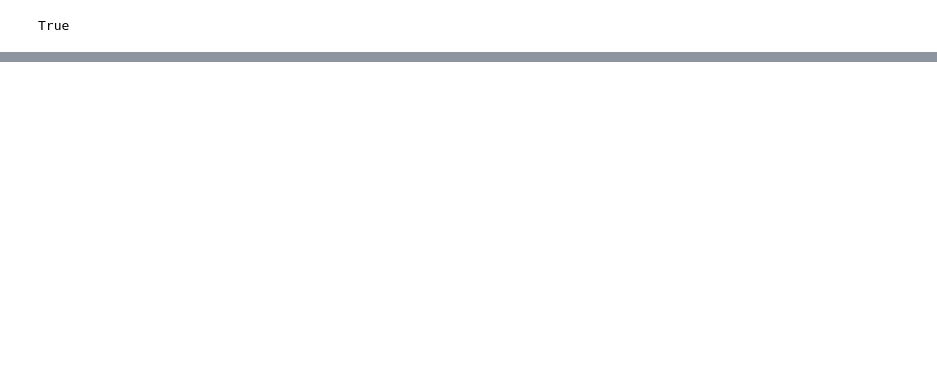
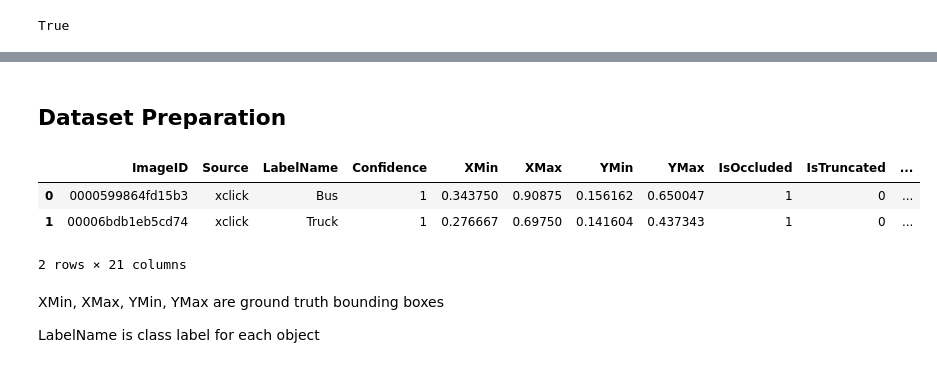
Before and after one commit to sehrish-noreen/computer-vision, a Jupyter notebook: 24_rcnn.ipynb, the cells around one changed output, grey strips where cells are left out. Saved outputs shown, nothing was run; the diff lists cells and outputs as text; code cells hidden in the pictures; blank space fills up the shorter version.

Commit message:
dataset class for rcnn

```diff
--- a/24_rcnn.ipynb
+++ b/24_rcnn.ipynb
@@ -28,0 +52,17 @@ import selectivesearch, torch_snippets
+# %% [markdown]
+## Dataset Preparation
+# %%
+# dataset paths
+images_root = "/content/images/images"
+df_raw = pd.read_csv("/content/df.csv")
+# %%
+df_raw.head(2)
+# %% [output]
+|  | ImageID | Source | LabelName | Confidence | XMin | XMax | YMin | YMax | IsOccluded | IsTruncated | ... |
+| 0 | 0000599864fd15b3 | xclick | Bus | 1 | 0.343750 | 0.90875 | 0.156162 | 0.650047 | 1 | 0 | ... |
+| 1 | 00006bdb1eb5cd74 | xclick | Truck | 1 | 0.276667 | 0.69750 | 0.141604 | 0.437343 | 1 | 0 | ... |
+2 rows × 21 columns
+# %% [markdown]
+XMin, XMax, YMin, YMax are ground truth bounding boxes
+
+LabelName is class label for each object
```
Also changed, not shown: parts of 8 cells of this notebook.
